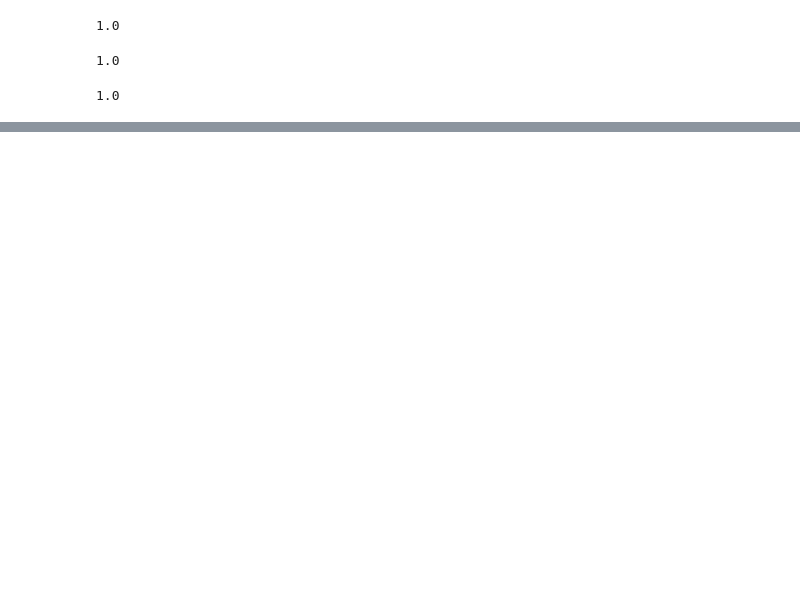
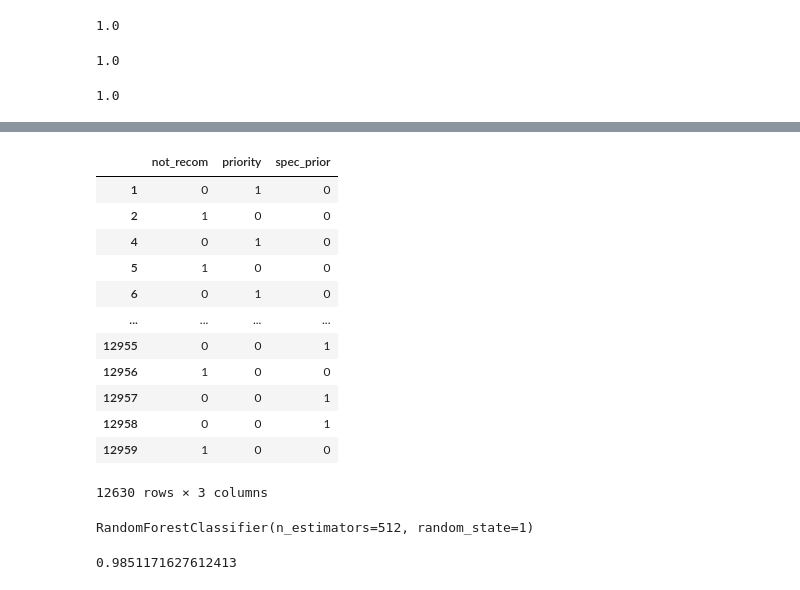
Before and after one commit to johan-preus/ml-project-2, a Jupyter notebook: nursery-random-forest.ipynb, the cells around one changed output, grey strips where cells are left out. Cells and saved outputs as stored; diff of their text form; code cells hidden in the pictures; blank space fills up the shorter version.

```diff
--- a/nursery-random-forest.ipynb
+++ b/nursery-random-forest.ipynb
@@ -146,0 +183,17 @@ health_recommended: 0.46287757462127294
+# %%
+y = pd.get_dummies(multi_df['target'], dtype='int')
+y
+# %% [output]
+|  | not_recom | priority | spec_prior |
+| 1 | 0 | 1 | 0 |
+| 2 | 1 | 0 | 0 |
+| 4 | 0 | 1 | 0 |
+| 5 | 1 | 0 | 0 |
+| 6 | 0 | 1 | 0 |
+| ... | ... | ... | ... |
+| 12955 | 0 | 0 | 1 |
+| 12956 | 1 | 0 | 0 |
+| 12957 | 0 | 0 | 1 |
+| 12958 | 0 | 0 | 1 |
+| 12959 | 1 | 0 | 0 |
+12630 rows × 3 columns
@@ -146,0 +202,9 @@ health_recommended: 0.46287757462127294
+# %%
+model = RandomForestClassifier(random_state=1, n_estimators=512)
+model.fit(X_train, y_train)
+# %% [output]
+RandomForestClassifier(n_estimators=512, random_state=1)
+# %%
+model.score(X_test, y_test)
+# %% [output]
+0.9851171627612413
```
Also changed, not shown: parts of 19 cells of this notebook.
